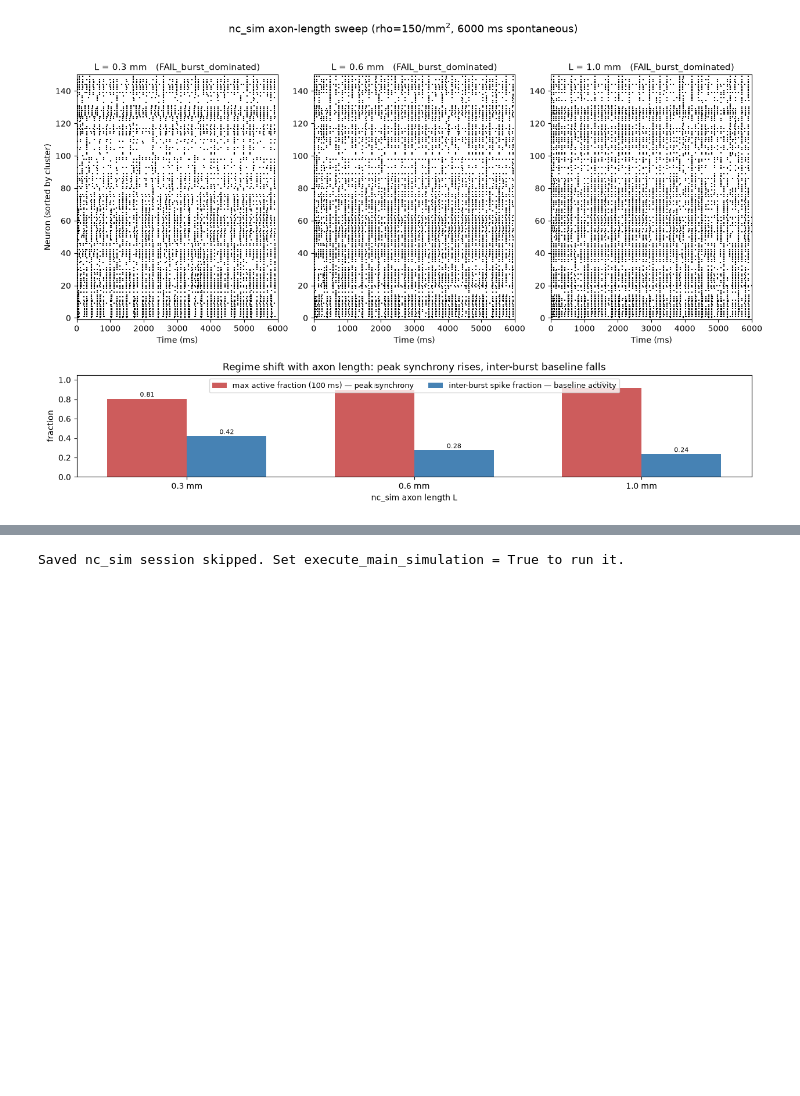
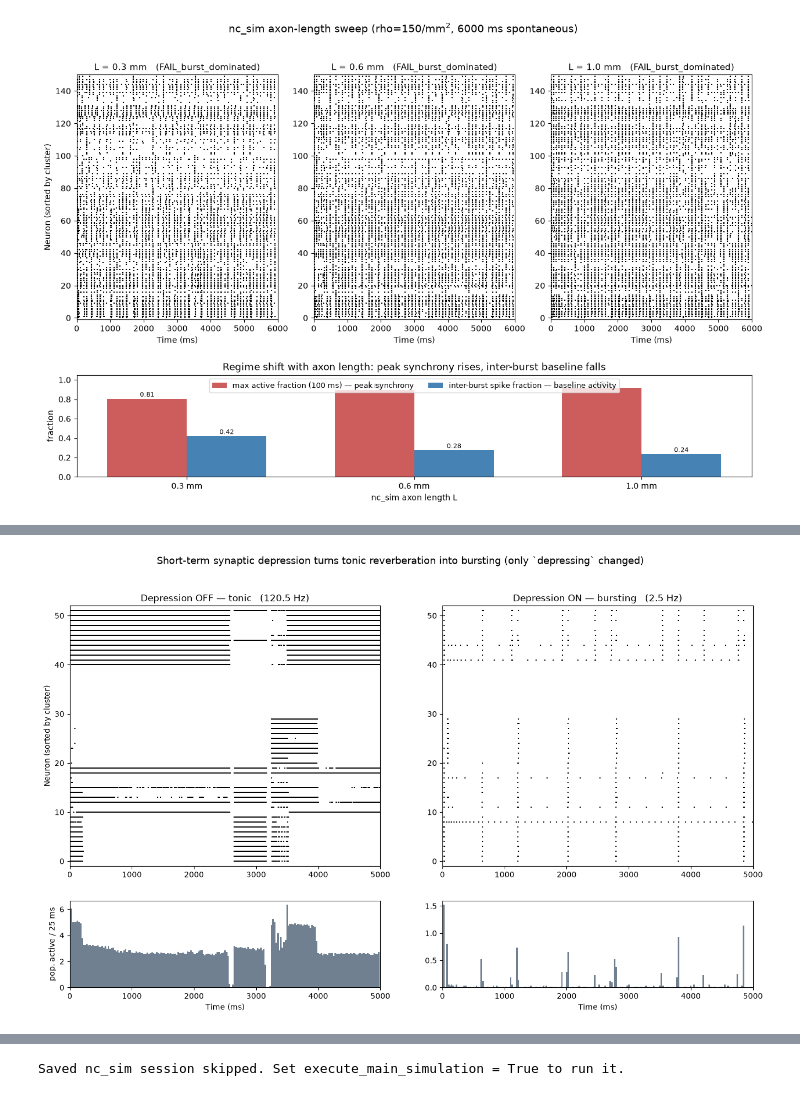
Before and after one commit to xiaoxuanren/LIF-Project, a Jupyter notebook: LIF-simulation/LIF_network_simulation_nc_sim_topology_modular.ipynb, the cells around one changed output, grey strips where cells are left out. Drawn from its saved outputs; the diff is of its cells as text; code cells hidden in the pictures; blank space fills up the shorter version.

```diff
--- a/LIF-simulation/LIF_network_simulation_nc_sim_topology_modular.ipynb
+++ b/LIF-simulation/LIF_network_simulation_nc_sim_topology_modular.ipynb
@@ -333,0 +340,90 @@ Simulating 6000 ms of network activity...
+# %%
+from lif_simulation.network import (
+    assign_baseline_drive,
+    create_clustered_network,
+    scale_adaptation_dynamics,
+    scale_excitatory_weights,
+)
+from lif_simulation.simulation import simulate_network
+
+# Strong recurrent excitation so the network self-sustains; the frozen baseline
+# drive sits just below rheobase, so the tonic firing is recurrence-driven and
+# therefore depressible. Only `depressing` differs between the two runs.
+depression_demo = dict(
+    num_clusters=5,
+    neurons_per_cluster_range=(10, 12),
+    inhibitory_probability=0.2,
+    within_cluster_prob=0.6,
+    between_cluster_prob=0.2,
+    max_connection_distance=8.0,
+    space_size=12,
+)
+demo_seed = 7
+demo_duration_ms = 5000
+demo_exc_weight_scale = 10.0
+demo_tau_q, demo_delta_q = 4000.0, 0.8
+
+def run_depression_demo(depressing):
+    np.random.seed(demo_seed)
+    random.seed(demo_seed)
+    neurons, synapses, connections, _, info = create_clustered_network(
+        depressing=depressing, tau_q=demo_tau_q, delta_q=demo_delta_q, **depression_demo,
+    )
+    for nrn in neurons:
+        nrn.noise_sigma = 0.0
+    assign_baseline_drive(neurons, mean=0.112, sd=0.05, seed=demo_seed,
+                          excitatory_only=True, distribution='lognormal')
+    scale_adaptation_dynamics(neurons, tau_scale=3.0, increment_scale=0.3)
+    scale_excitatory_weights(synapses, demo_exc_weight_scale, connections)
+    spike_data, _ = simulate_network(neurons, synapses, [], dt=0.1,
+                                     duration=demo_duration_ms, record_voltage=False)
+    ca = info['cluster_assignments']
+    n = len(neurons)
+    rate = sum(len(s) for s in spike_data.values()) / n / (demo_duration_ms / 1000.0)
+    return spike_data, ca, n, rate
+
+off_spikes, off_ca, n_demo, off_rate = run_depression_demo(False)
+on_spikes, on_ca, _, on_rate = run_depression_demo(True)
+
+print(f'Depression OFF: mean rate = {off_rate:6.1f} Hz   (tonic reverberation)')
+print(f'Depression ON : mean rate = {on_rate:6.1f} Hz   (self-terminating bursts)')
+print(f'tau_q={demo_tau_q} ms, delta_q={demo_delta_q}, exc_weight_scale={demo_exc_weight_scale}')
+
+fig, axes = plt.subplots(2, 2, figsize=(16, 9), gridspec_kw={'height_ratios': [3, 1]})
+panels = [
+    ('Depression OFF \u2014 tonic', off_spikes, off_ca, off_rate),
+    ('Depression ON \u2014 bursting', on_spikes, on_ca, on_rate),
+]
+for col, (label, spikes, ca, rate) in enumerate(panels):
+    ax = axes[0, col]
+    order = sorted(spikes.keys(), key=lambda idx: ca[idx])
+    for row_idx, nid in enumerate(order):
+        s = spikes[nid]
+        if len(s):
+            ax.scatter(s, [row_idx] * len(s), s=2, c='k', marker='|')
+    ax.set_xlim(0, demo_duration_ms)
+    ax.set_ylim(-1, n_demo)
+    ax.set_title(f'{label}   ({rate:.1f} Hz)', fontsize=12)
+    if col == 0:
+        ax.set_ylabel('Neuron (sorted by cluster)')
+    axp = axes[1, col]
+    bin_ms = 25.0
+    nb_bins = int(np.ceil(demo_duration_ms / bin_ms))
+    pop = np.zeros(nb_bins)
+    for s in spikes.values():
+        if len(s):
+            b = np.floor(np.asarray(s) / bin_ms).astype(int)
+            b = b[(b >= 0) & (b < nb_bins)]
+            np.add.at(pop, b, 1)
+    axp.bar(np.arange(nb_bins) * bin_ms, pop / n_demo, width=bin_ms, color='slategray')
+    axp.set_xlim(0, demo_duration_ms)
+    axp.set_xlabel('Time (ms)')
+    if col == 0:
+        axp.set_ylabel('pop. active / 25 ms')
+
+fig.suptitle('Short-term synaptic depression turns tonic reverberation into bursting '
+             '(only `depressing` changed)', fontsize=13)
+fig.savefig(os.path.join(DEMO_OUTPUT_DIR, 'synaptic_depression_tonic_vs_bursting.png'),
+            dpi=110, bbox_inches='tight')
+plt.show()
+# %% [output]
@@ -334 +447,2 @@ Simulating 6000 ms of network activity...
+[figure, added]
 # %% [markdown]
```
Also changed, not shown: parts of 3 cells of this notebook, 5 other files.
